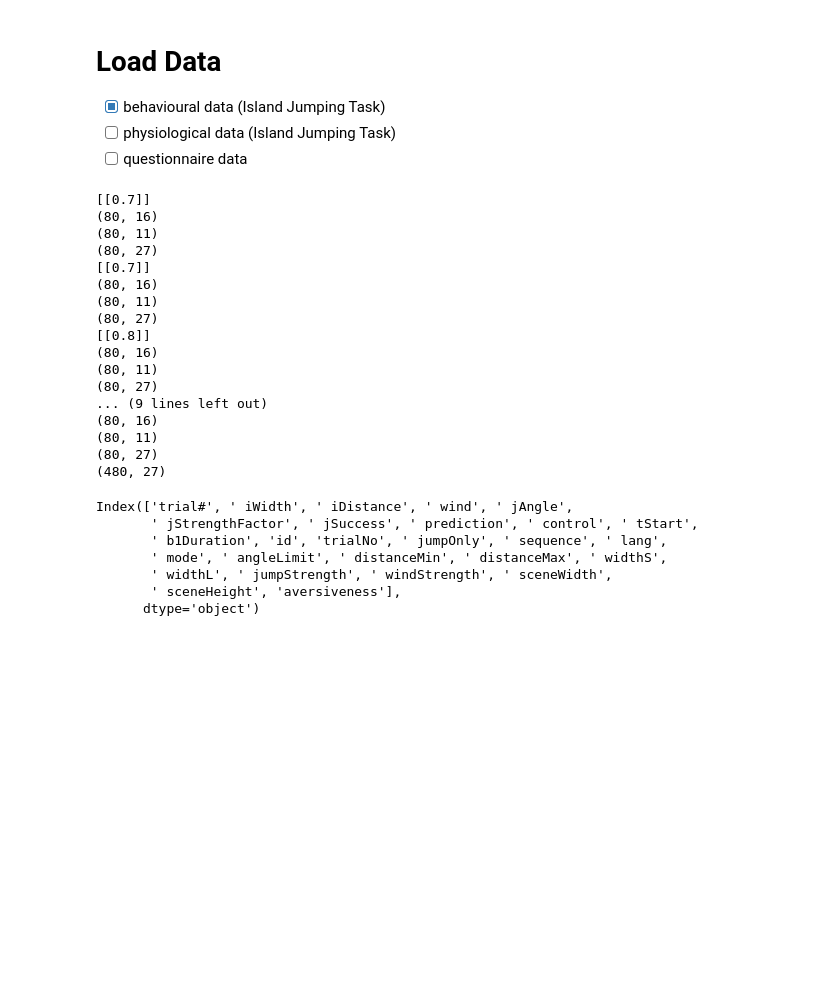
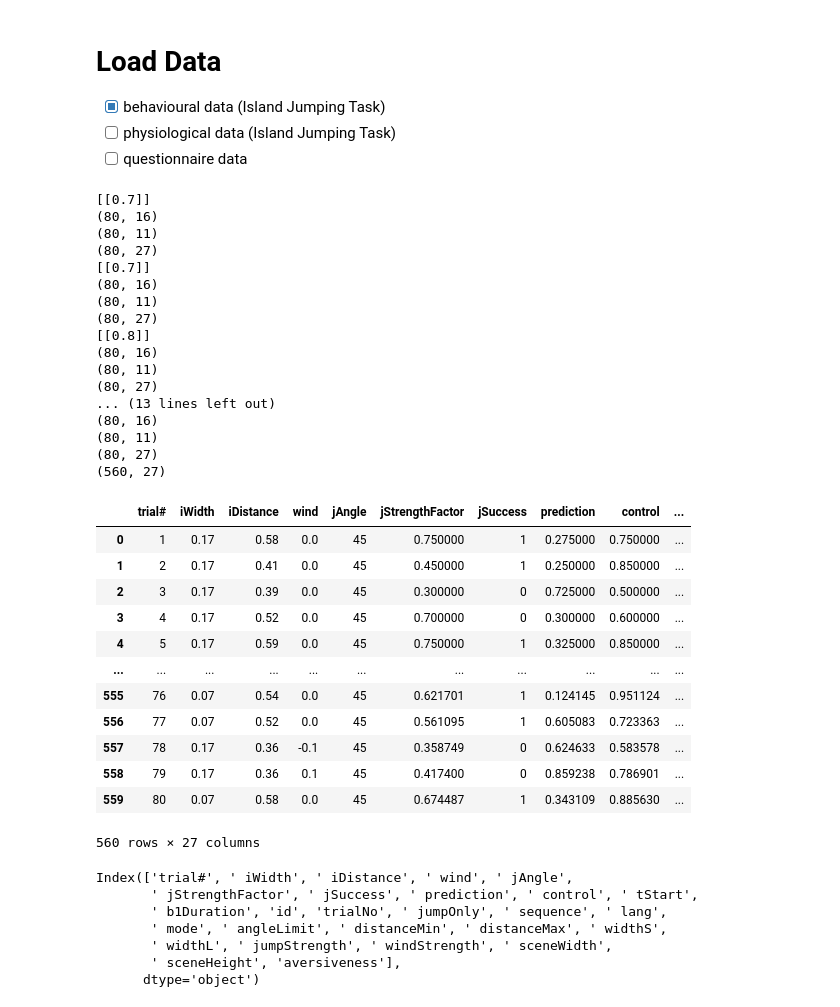
Before and after one commit to alexjhess/metac-data-prep, a Jupyter notebook: main.ipynb, the cells around one changed output. Drawn from its saved outputs; the diff is of its cells as text; code cells hidden in the pictures; blank space fills up the shorter version.

```diff
--- a/main.ipynb
+++ b/main.ipynb
@@ -22,7 +22,7 @@ import glob
 # %%
 ## BEHAVIOURAL DATA
 
-ids = ["9004", "9006", "9009", "9010", "9011", "9012"]
+ids = ["9004", "9006", "9009", "9010", "9011", "9012", "9013"]
 # data not yet transferred:
 # incomplete internal pilot data sets: 9003, 9007, 9008
 
@@ -72,35 +72,48 @@ for idx, val in enumerate(ids):
             data = pd.read_csv(file, skiprows=[0,1,83,84])
             print(data.shape)
 
             # concatenate arrays
             # dat = np.concatenate([data, tmp_specs], axis=1)
             dat = pd.concat([data, specs80], axis=1)
             print(dat.shape)
 
             # d.update({str(idx): dat})
             f.append(dat)
 
 # concatenate data frames from individual subjects
 df = pd.concat(f, ignore_index=True)
 print(df.shape)
 # %% [output]
 [[0.7]]
 (80, 16)
 (80, 11)
 (80, 27)
 [[0.7]]
 (80, 16)
 (80, 11)
 (80, 27)
 [[0.8]]
 (80, 16)
 (80, 11)
 (80, 27)
-... (9 lines left out)
+... (13 lines left out)
 (80, 16)
 (80, 11)
 (80, 27)
-(480, 27)
+(560, 27)
+|  | trial# | iWidth | iDistance | wind | jAngle | jStrengthFactor | jSuccess | prediction | control | ... |
+| 0 | 1 | 0.17 | 0.58 | 0.0 | 45 | 0.750000 | 1 | 0.275000 | 0.750000 | ... |
+| 1 | 2 | 0.17 | 0.41 | 0.0 | 45 | 0.450000 | 1 | 0.250000 | 0.850000 | ... |
+| 2 | 3 | 0.17 | 0.39 | 0.0 | 45 | 0.300000 | 0 | 0.725000 | 0.500000 | ... |
+| 3 | 4 | 0.17 | 0.52 | 0.0 | 45 | 0.700000 | 0 | 0.300000 | 0.600000 | ... |
+| 4 | 5 | 0.17 | 0.59 | 0.0 | 45 | 0.750000 | 1 | 0.325000 | 0.850000 | ... |
+| ... | ... | ... | ... | ... | ... | ... | ... | ... | ... | ... |
+| 555 | 76 | 0.07 | 0.54 | 0.0 | 45 | 0.621701 | 1 | 0.124145 | 0.951124 | ... |
+| 556 | 77 | 0.07 | 0.52 | 0.0 | 45 | 0.561095 | 1 | 0.605083 | 0.723363 | ... |
+| 557 | 78 | 0.17 | 0.36 | -0.1 | 45 | 0.358749 | 0 | 0.624633 | 0.583578 | ... |
+| 558 | 79 | 0.17 | 0.36 | 0.1 | 45 | 0.417400 | 0 | 0.859238 | 0.786901 | ... |
+| 559 | 80 | 0.07 | 0.58 | 0.0 | 45 | 0.674487 | 1 | 0.343109 | 0.885630 | ... |
+560 rows × 27 columns
 # %%
 # Seaborn: apply the default theme
 sns.set_theme()
```
Also changed, not shown: parts of 4 cells of this notebook.
